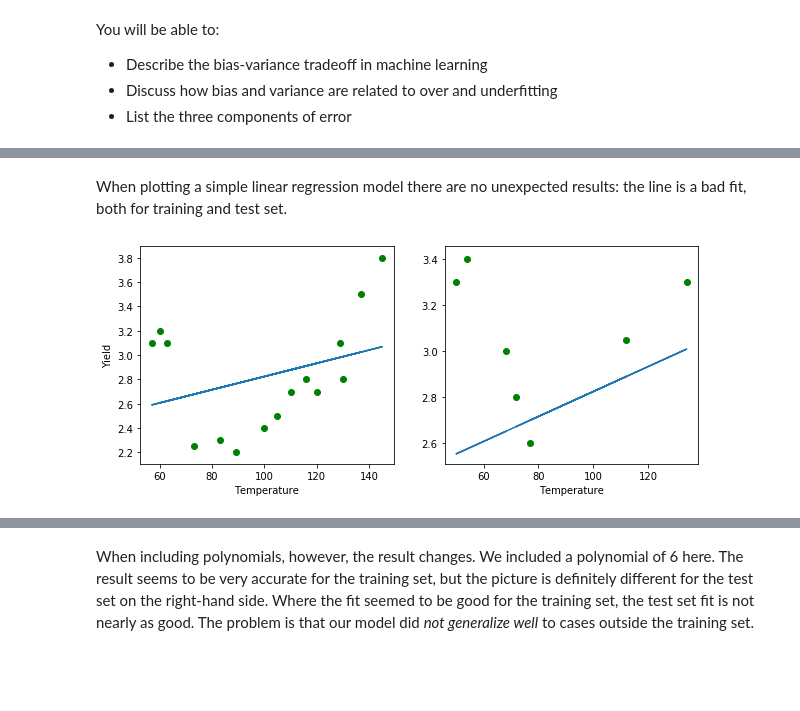
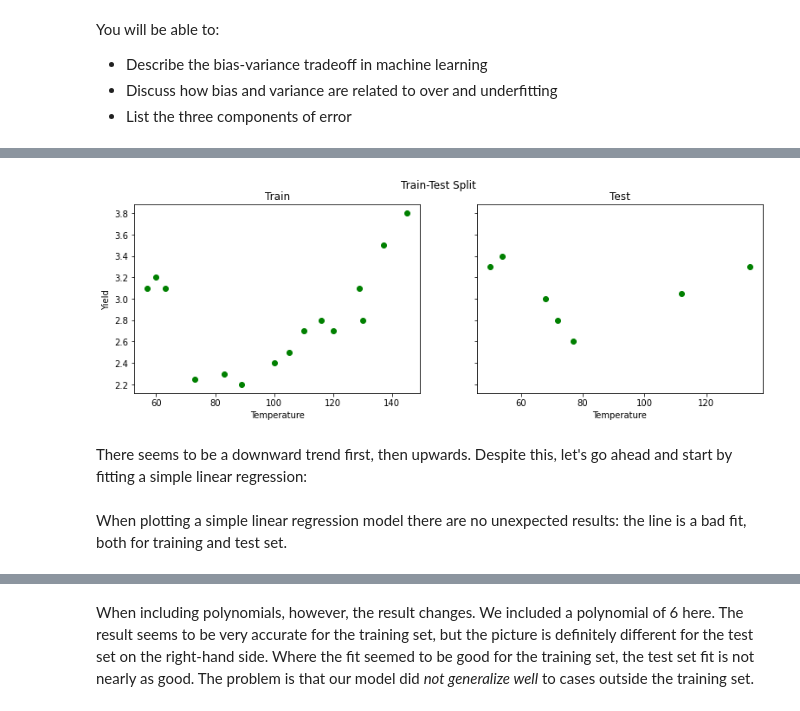
Before and after one commit to learn-co-curriculum/dsc-bias-variance-trade-off, a Jupyter notebook: index.ipynb, the cells around one changed output, grey strips where cells are left out. Drawn from its saved outputs; the diff is of its cells as text; code cells hidden in the pictures; blank space fills up the shorter version.

```diff
--- a/index.ipynb
+++ b/index.ipynb
@@ -51,3 +45,20 @@ There seems to be a downward trend first, then upwards. Let's split this dataset
 # %%
 X_train, X_test, y_train, y_test = train_test_split(X, y, test_size=0.30, random_state=34567)
+# %%
+fig, axes = plt.subplots(ncols=2, figsize=(13,4), sharey=True)
+
+axes[0].scatter(X_train, y_train, color='green')
+axes[0].set_xlabel('Temperature')
+axes[0].set_ylabel('Yield')
+axes[0].set_title('Train')
+
+axes[1].scatter(X_test, y_test, color='green')
+axes[1].set_xlabel('Temperature')
+axes[1].set_title('Test')
+
+fig.suptitle('Train-Test Split');
+# %% [output]
+[figure, added]
+# %% [markdown]
+There seems to be a downward trend first, then upwards. Despite this, let's go ahead and start by fitting a simple linear regression:
 # %%
@@ -55,17 +66,2 @@ reg = LinearRegression().fit(X_train.values.reshape(-1, 1), y_train)
 # %% [markdown]
 When plotting a simple linear regression model there are no unexpected results: the line is a bad fit, both for training and test set.
-# %%
-# Plot the simple model
-plt.figure(figsize=(10, 4))
-plt.subplot(1, 2, 1)
-plt.scatter(X_train, y_train, color='green')
-plt.plot(X_train.values.reshape(-1, 1), reg.predict(X_train.values.reshape(-1, 1)))
-plt.xlabel('Temperature')
-plt.ylabel('Yield')
-
-plt.subplot(1, 2, 2)
-plt.scatter(X_test, y_test, color='green')
-plt.plot(X_test.values.reshape(-1, 1), reg.predict(X_test.values.reshape(-1, 1)))
-plt.xlabel('Temperature');
-# %% [output]
-[figure, removed]
```
Also changed, not shown: parts of 31 cells of this notebook, 6 other files.
